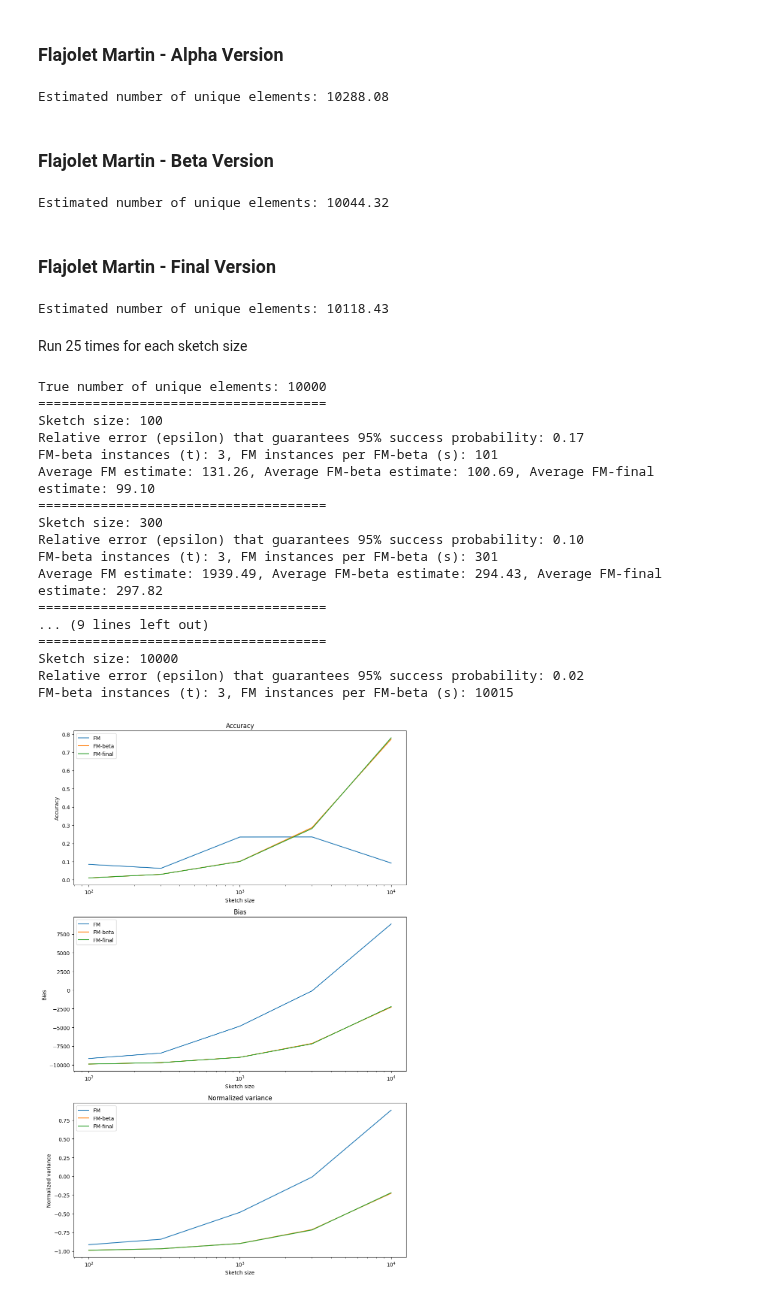
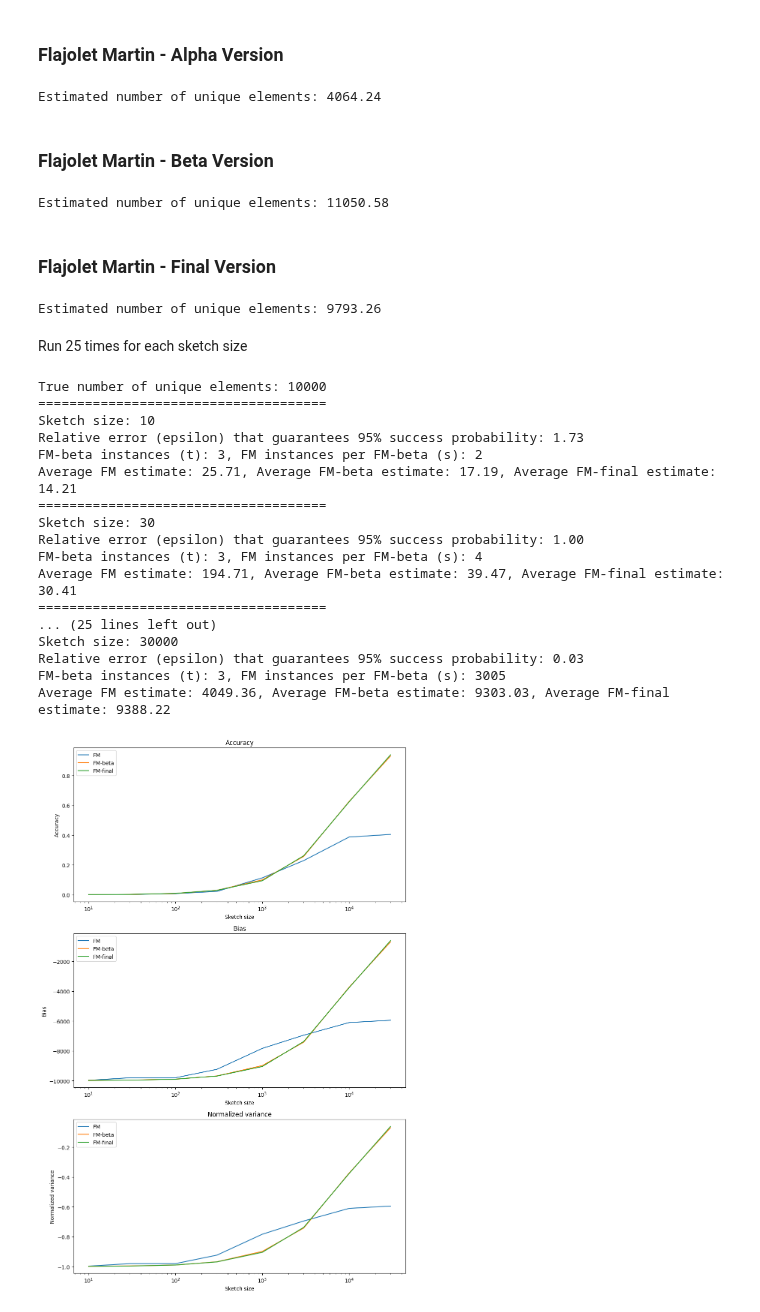
Before and after one commit to Gal-Noy/MSC-Data-Streaming-Algorithms, a Jupyter notebook: FM_CountMin/FM_CountMin.ipynb, the cells around one changed output. Drawn from its saved outputs; the diff is of its cells as text; code cells hidden in the pictures.

```diff
--- a/FM_CountMin/FM_CountMin.ipynb
+++ b/FM_CountMin/FM_CountMin.ipynb
@@ -22,7 +22,6 @@ NUM_RUNS = 25
 np.random.seed(SEED)
 
 stream = np.random.randint(0, NUM_UNIQUE, NUM_ELEMENTS)
-np.random.shuffle(stream)
 
 num_unique_elements = len(np.unique(stream))
 
@@ -30,7 +29,7 @@ print(f"Stream length: {len(stream)}")
 print(f"Number of unique elements: {num_unique_elements}")
 print(f"First 10 elements of the stream: {stream[:10]}")
 
-sketch_sizes = [100, 300, 1000, 3000, 10000, 30000, 50000]
+sketch_sizes = [10, 30, 100, 300, 1000, 3000, 10000, 30000]
 print(f"Sketch sizes: {sketch_sizes}")
 # %% [output]
 Stream length: 100000
@@ -42,17 +41,14 @@ These functions hash elements and streams, ensuring uniform distribution between
 # %%
 import matplotlib.pyplot as plt
 
-P = 123457
+# Prime number for the hash function, P > NUM_UNIQUE
+P = 2**19 - 1
 
 def hash_stream(stream: np.ndarray, a: int, b: int, c: int, d: int, p: int = P) -> np.ndarray:
-    """
-    Hashes the stream using the given seed and returns a uniformly distributed number between 0 and 1.
-    """
     return ((a * stream**3 + b * stream**2 + c * stream + d) % p) / p
 
 # Plot the uniformity of the hash function
-a, b, c, d = 1, 2, 3, 4
-hashes = hash_stream(stream, a, b, c, d)
+hashes = hash_stream(stream, 1, 2, 3, 4)
 
 plt.figure(figsize=(8, 5))
 plt.scatter(stream, hashes, alpha=0.7, color='blue', s=5)
@@ -81,12 +77,10 @@ def flajolet_martin(stream: np.ndarray) -> float:
 # Sanity check
 print(f"Estimated number of unique elements: {flajolet_martin(stream):.2f}")
 # %% [output]
-Estimated number of unique elements: 10288.08
+Estimated number of unique elements: 4064.24
 # %% [markdown]
 ### Flajolet Martin - Beta Version
 # %%
-from typing import Optional
-
 def flajolet_martin_beta(stream: np.ndarray, s: int) -> float:
     """
     Flajolet-Martin Beta algorithm for counting distinct elements in a stream.
@@ -102,7 +96,7 @@ def flajolet_martin_beta(stream: np.ndarray, s: int) -> float:
 # Sanity check
 print(f"Estimated number of unique elements: {flajolet_martin_beta(stream, 100):.2f}")
 # %% [output]
-Estimated number of unique elements: 10044.32
+Estimated number of unique elements: 11050.58
 # %% [markdown]
 ### Flajolet Martin - Final Version
 # %%
@@ -124,40 +118,37 @@ def flajolet_martin_final(stream: np.ndarray, t: int, s: int) -> float:
 # Sanity check
 print(f"Estimated number of unique elements: {flajolet_martin_final(stream, 3, 100):.2f}")
 # %% [output]
-Estimated number of unique elements: 10118.43
+Estimated number of unique elements: 9793.26
 # %% [markdown]
 Run 25 times for each sketch size
 # %%
-from concurrent.futures import ThreadPoolExecutor
+delta = 0.05  # 95% confidence interval
+delta_beta = 1 / 3
+penalty = 10  # Penalty for the number of FM-beta estimators, while keeping the space complexity constant
 
-delta = 0.05  # 95% confidence interval
-delta_beta = 1/3
-
-def process_sketch(sketch_size: int) -> tuple:
+def process_sketch(sketch_size: int, verbose: bool = False) -> tuple:
     """
     Process a single sketch size.
     :param sketch_size: size of the sketch
     :return: tuple of FM, FM-beta, and FM-final estimates
     """
-    # Maintain O(log(1/delta)/epsilon^2) space complexity to ensure 95% success probability
-    epsilon = np.sqrt(np.log(1 / delta) / sketch_size)
+    # Maintain 10 * O(log(1/delta)/epsilon^2) space complexity to ensure 95% success probability
+    epsilon = np.sqrt(penalty * np.log(1 / delta) / sketch_size)
 
     print("=====================================")
     print(f"Sketch size: {sketch_size}")
     print(f"Relative error (epsilon) that guarantees 95% success probability: {epsilon:.2f}")
 
     # Calculate the number of FM-beta estimators and the number of FM estimators per FM-beta estimator
-    t = int(np.ceil(np.log(1 / delta)))
+    t = int(np.ceil(np.log(1 / delta)))  # Multiply by 3 to increase the success probability
     s = int(np.ceil(1 / (delta_beta * (epsilon**2))))
     print(f"FM-beta instances (t): {t}, FM instances per FM-beta (s): {s}")
 
     # Single run processing for each of the FM, FM-beta, and FM-final algorithms
     def process_run(sketch: np.ndarray, index: int) -> float:
-        with ThreadPoolExecutor() as executor:
-            fm_results = executor.submit(flajolet_martin, sketch).result()
-            fm_beta_results = executor.submit(flajolet_martin_beta, sketch, s).result()
-            fm_final_results = executor.submit(flajolet_martin_final, sketch, t, s).result()
-        # print(f"Sketch size: {sketch_size}, Run: {index+1}/{NUM_RUNS}, FM estimate: {fm_results:.2f}, FM-beta estimate: {fm_beta_results:.2f}, FM-final estimate: {fm_final_results:.2f}")
+        fm_results, fm_beta_results, fm_final_results = flajolet_martin(sketch), flajolet_martin_beta(sketch, s), flajolet_martin_final(sketch, t, s)
+        if verbose:
+            print(f"Sketch size: {sketch_size}, Run: {index+1}/{NUM_RUNS}, Number of unique elements: {len(np.unique(sketch))}, FM estimate: {fm_results:.2f}, FM-beta estimate: {fm_beta_results:.2f}, FM-final estimate: {fm_final_results:.2f}")
         return fm_results, fm_beta_results, fm_final_results
 
     # Generate random indices for the stream
@@ -174,22 +165,23 @@ results = [process_sketch(sketch_size) for sketch_size in sketch_sizes]
 # %% [output]
 True number of unique elements: 10000
 =====================================
-Sketch size: 100
-Relative error (epsilon) that guarantees 95% success probability: 0.17
-FM-beta instances (t): 3, FM instances per FM-beta (s): 101
-Average FM estimate: 131.26, Average FM-beta estimate: 100.69, Average FM-final estimate: 99.10
+Sketch size: 10
+Relative error (epsilon) that guarantees 95% success probability: 1.73
+FM-beta instances (t): 3, FM instances per FM-beta (s): 2
+Average FM estimate: 25.71, Average FM-beta estimate: 17.19, Average FM-final estimate: 14.21
 =====================================
-Sketch size: 300
-Relative error (epsilon) that guarantees 95% success probability: 0.10
-FM-beta instances (t): 3, FM instances per FM-beta (s): 301
-Average FM estimate: 1939.49, Average FM-beta estimate: 294.43, Average FM-final estimate: 297.82
+Sketch size: 30
+Relative error (epsilon) that guarantees 95% success probability: 1.00
+FM-beta instances (t): 3, FM instances per FM-beta (s): 4
+Average FM estimate: 194.71, Average FM-beta estimate: 39.47, Average FM-final estimate: 30.41
 =====================================
-... (9 lines left out)
-=====================================
-Sketch size: 10000
-Relative error (epsilon) that guarantees 95% success probability: 0.02
-FM-beta instances (t): 3, FM instances per FM-beta (s): 10015
+... (25 lines left out)
+Sketch size: 30000
+Relative error (epsilon) that guarantees 95% success probability: 0.03
+FM-beta instances (t): 3, FM instances per FM-beta (s): 3005
+Average FM estimate: 4049.36, Average FM-beta estimate: 9303.03, Average FM-final estimate: 9388.22
 # %%
+import scipy.stats as stats
 import matplotlib.pyplot as plt
 
 fm_results = {sketch_size: results[i][0] for i, sketch_size in enumerate(sketch_sizes)}
@@ -205,7 +197,7 @@ def calculate_metrics(estimates: dict) -> dict:
     metrics = {}
     for sketch_size, size_estimates in estimates.items():
         metrics[sketch_size] = {
-            "accuracy": np.mean([max(0, 1 - abs(est - num_unique_elements) / num_unique_elements) for est in size_estimates]),
+            "accuracy": stats.hmean([max(0, 1 - abs(est - num_unique_elements) / num_unique_elements) for est in size_estimates]),
             "bias": np.mean([est - num_unique_elements for est in size_estimates]),
             "normalized_variance": np.mean([((est - num_unique_elements) / num_unique_elements) for est in size_estimates])
         }
@@ -224,31 +216,31 @@ ax[0].plot(sketch_sizes, [fm_beta_metrics[sketch_size]["accuracy"] for sketch_si
 ax[0].plot(sketch_sizes, [fm_final_metrics[sketch_size]["accuracy"] for sketch_size in sketch_sizes], label="FM-final")
 ax[0].set_xscale("log")
 ax[0].set_xlabel("Sketch size")
 ax[0].set_ylabel("Accuracy")
 ax[0].set_title("Accuracy")
 ax[0].legend()
 
 # Plot the bias
 ax[1].plot(sketch_sizes, [fm_metrics[sketch_size]["bias"] for sketch_size in sketch_sizes], label="FM")
 ax[1].plot(sketch_sizes, [fm_beta_metrics[sketch_size]["bias"] for sketch_size in sketch_sizes], label="FM-beta")
 ax[1].plot(sketch_sizes, [fm_final_metrics[sketch_size]["bias"] for sketch_size in sketch_sizes], label="FM-final")
 ax[1].set_xscale("log")
 ax[1].set_xlabel("Sketch size")
 ax[1].set_ylabel("Bias")
 ax[1].set_title("Bias")
 ax[1].legend()
 
 # Plot the normalized variance
 ax[2].plot(sketch_sizes, [fm_metrics[sketch_size]["normalized_variance"] for sketch_size in sketch_sizes], label="FM")
 ax[2].plot(sketch_sizes, [fm_beta_metrics[sketch_size]["normalized_variance"] for sketch_size in sketch_sizes], label="FM-beta")
 ax[2].plot(sketch_sizes, [fm_final_metrics[sketch_size]["normalized_variance"] for sketch_size in sketch_sizes], label="FM-final")
 ax[2].set_xscale("log")
 ax[2].set_xlabel("Sketch size")
 ax[2].set_ylabel("Normalized variance")
 ax[2].set_title("Normalized variance")
 ax[2].legend()
 
 plt.tight_layout()
 plt.show()
 # %% [output]
-[figure, old version]
+[figure, new version]
```
Also changed, not shown: parts of 2 cells of this notebook.
